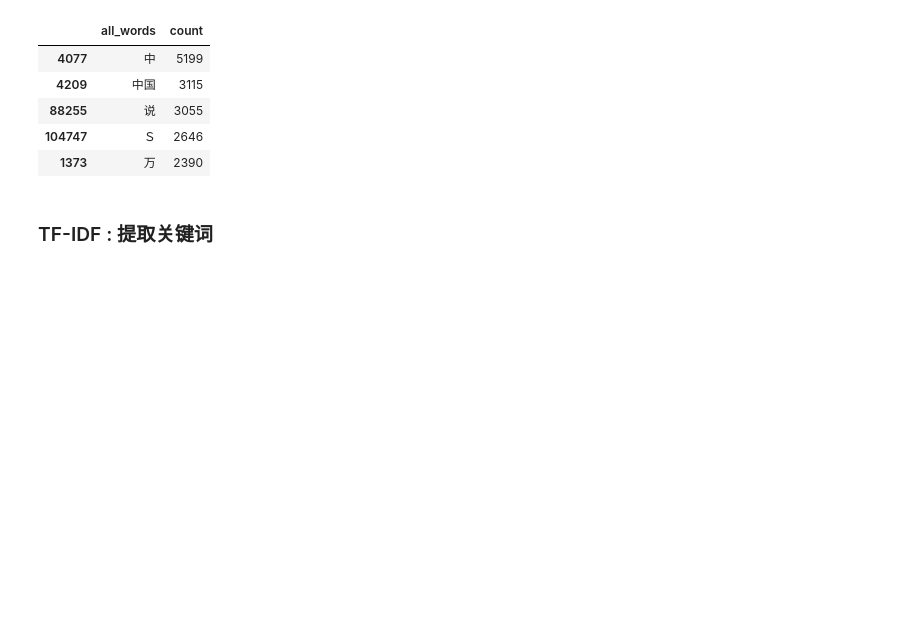
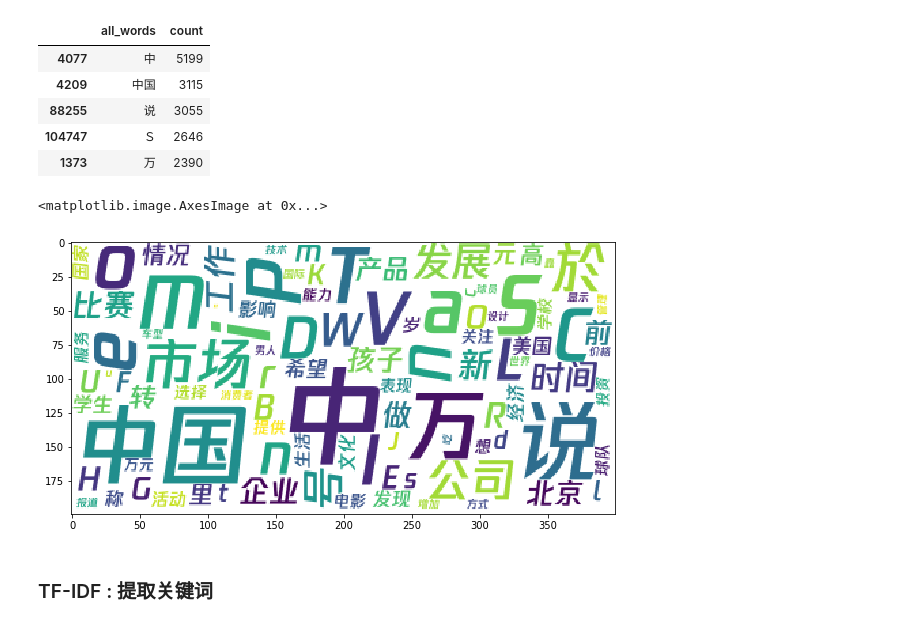
Before and after one commit to joeybaba/mywork, a Jupyter notebook: bayesian_algorithm/news.ipynb, the cells around one changed output. Drawn from its saved outputs; the diff is of its cells as text; code cells hidden in the pictures; blank space fills up the shorter version.

```diff
--- a/bayesian_algorithm/news.ipynb
+++ b/bayesian_algorithm/news.ipynb
@@ -137,17 +132,20 @@ words_count.head()
 # %%
 from wordcloud import WordCloud
 import matplotlib.pyplot as plt
 %matplotlib inline
 import matplotlib
 
 matplotlib.rcParams['figure.figsize'] = (10.0, 5.0)
 font = '/Users/joey/Library/Fonts/TT-Me.ttf'
 wordcloud = WordCloud(font_path=font, background_color='white', max_font_size=80)
 word_frequence = {x[0]: x[1] for x in words_count.head(100).values}
 wordcloud = wordcloud.fit_words(word_frequence)
-# plt.imshow(wordcloud)
+plt.imshow(wordcloud)
 # wordcloud.generate_from_frequencies(word_frequence)
 # wordcloud.to_file('a.png')
+# %% [output]
+<matplotlib.image.AxesImage at 0x...>
+[figure, added]
 # %% [markdown]
 ### TF-IDF : 提取关键词
 # %%
```
Also changed, not shown: parts of 9 cells of this notebook.
